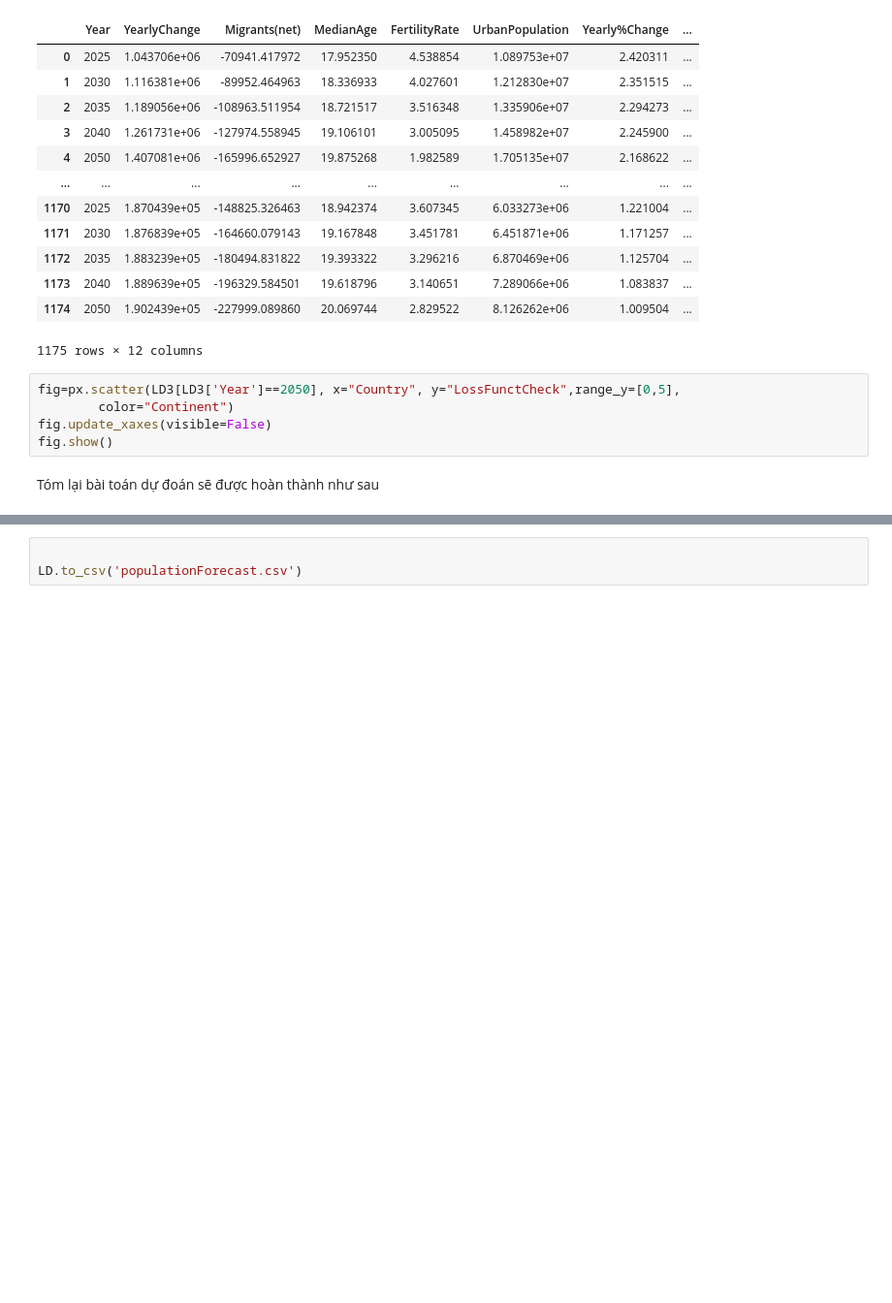
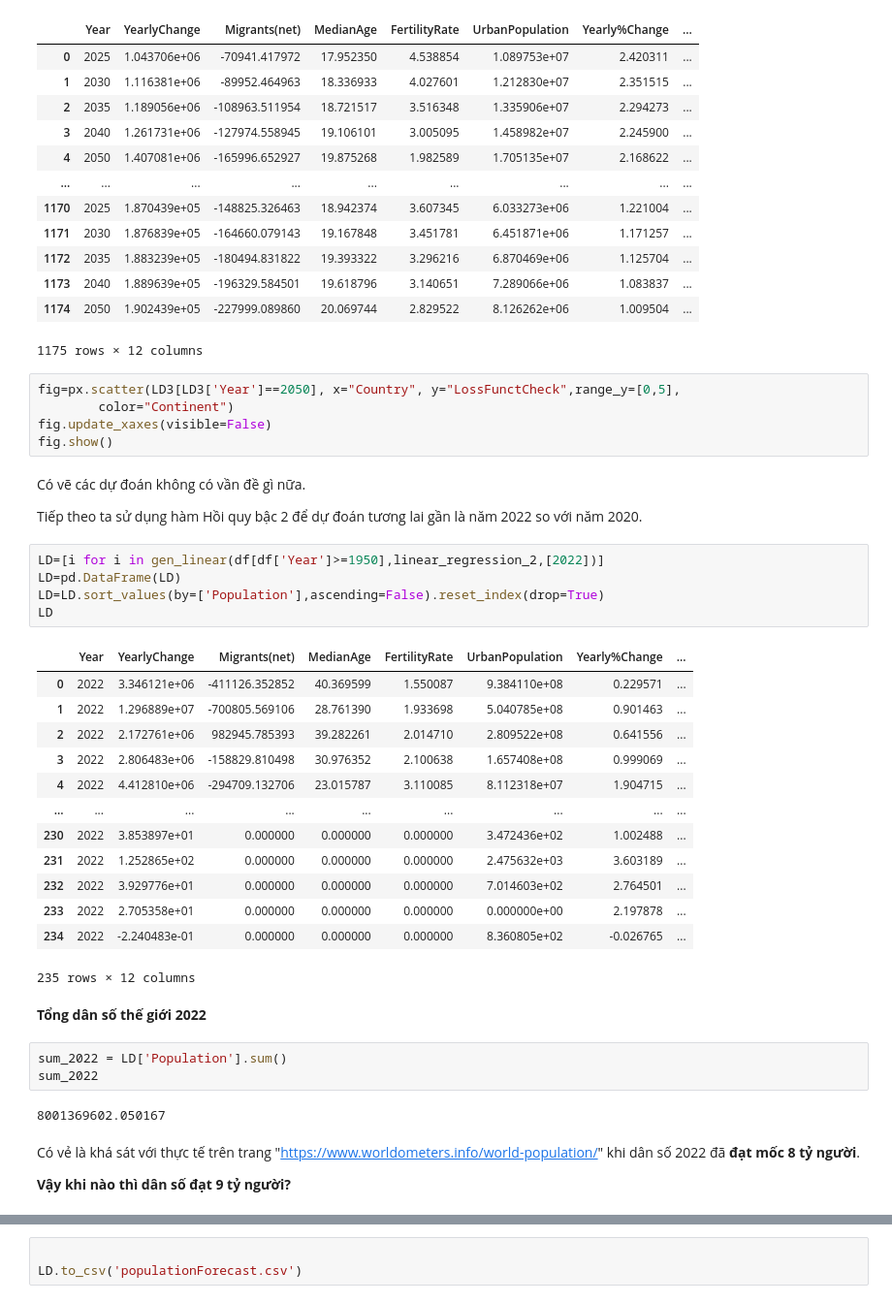
Before and after one commit to kun-zero162/NMKHDL-20_21-Final-Project, a Jupyter notebook: model.ipynb, the cells around one changed output, grey strips where cells are left out. Shown at 97% size. Saved outputs shown, nothing was run; the diff lists cells and outputs as text; blank space fills up the shorter version.

```diff
--- a/model.ipynb
+++ b/model.ipynb
@@ -325,5 +395,37 @@ fig=px.scatter(LD3[LD3['Year']==2050], x="Country", y="LossFunctCheck",range_y=[
         color="Continent")
 fig.update_xaxes(visible=False)
 fig.show()
-# %% [markdown]
-Tóm lại bài toán dự đoán sẽ được hoàn thành như sau
+# %% [markdown]
+Có vẽ các dự đoán không có vần đề gì nữa.
+
+Tiếp theo ta sử dụng hàm Hồi quy bậc 2 để dự đoán tương lai gần là năm 2022 so với năm 2020.
+# %%
+LD=[i for i in gen_linear(df[df['Year']>=1950],linear_regression_2,[2022])]
+LD=pd.DataFrame(LD)
+LD=LD.sort_values(by=['Population'],ascending=False).reset_index(drop=True)
+LD
+# %% [output]
+|  | Year | YearlyChange | Migrants(net) | MedianAge | FertilityRate | UrbanPopulation | Yearly%Change | ... |
+| 0 | 2022 | 3.346121e+06 | -411126.352852 | 40.369599 | 1.550087 | 9.384110e+08 | 0.229571 | ... |
+| 1 | 2022 | 1.296889e+07 | -700805.569106 | 28.761390 | 1.933698 | 5.040785e+08 | 0.901463 | ... |
+| 2 | 2022 | 2.172761e+06 | 982945.785393 | 39.282261 | 2.014710 | 2.809522e+08 | 0.641556 | ... |
+| 3 | 2022 | 2.806483e+06 | -158829.810498 | 30.976352 | 2.100638 | 1.657408e+08 | 0.999069 | ... |
+| 4 | 2022 | 4.412810e+06 | -294709.132706 | 23.015787 | 3.110085 | 8.112318e+07 | 1.904715 | ... |
+| ... | ... | ... | ... | ... | ... | ... | ... | ... |
+| 230 | 2022 | 3.853897e+01 | 0.000000 | 0.000000 | 0.000000 | 3.472436e+02 | 1.002488 | ... |
+| 231 | 2022 | 1.252865e+02 | 0.000000 | 0.000000 | 0.000000 | 2.475632e+03 | 3.603189 | ... |
+| 232 | 2022 | 3.929776e+01 | 0.000000 | 0.000000 | 0.000000 | 7.014603e+02 | 2.764501 | ... |
+| 233 | 2022 | 2.705358e+01 | 0.000000 | 0.000000 | 0.000000 | 0.000000e+00 | 2.197878 | ... |
+| 234 | 2022 | -2.240483e-01 | 0.000000 | 0.000000 | 0.000000 | 8.360805e+02 | -0.026765 | ... |
+235 rows × 12 columns
+# %% [markdown]
+**Tổng dân số thế giới 2022**
+# %%
+sum_2022 = LD['Population'].sum()
+sum_2022
+# %% [output]
+8001369602.050167
+# %% [markdown]
+Có vẻ là khá sát với thực tế trên trang "https://www.worldometers.info/world-population/" khi dân số 2022 đã **đạt mốc 8 tỷ người**.
+
+**Vậy khi nào thì dân số đạt 9 tỷ người?**
```
Also changed, not shown: parts of 29 cells of this notebook.
